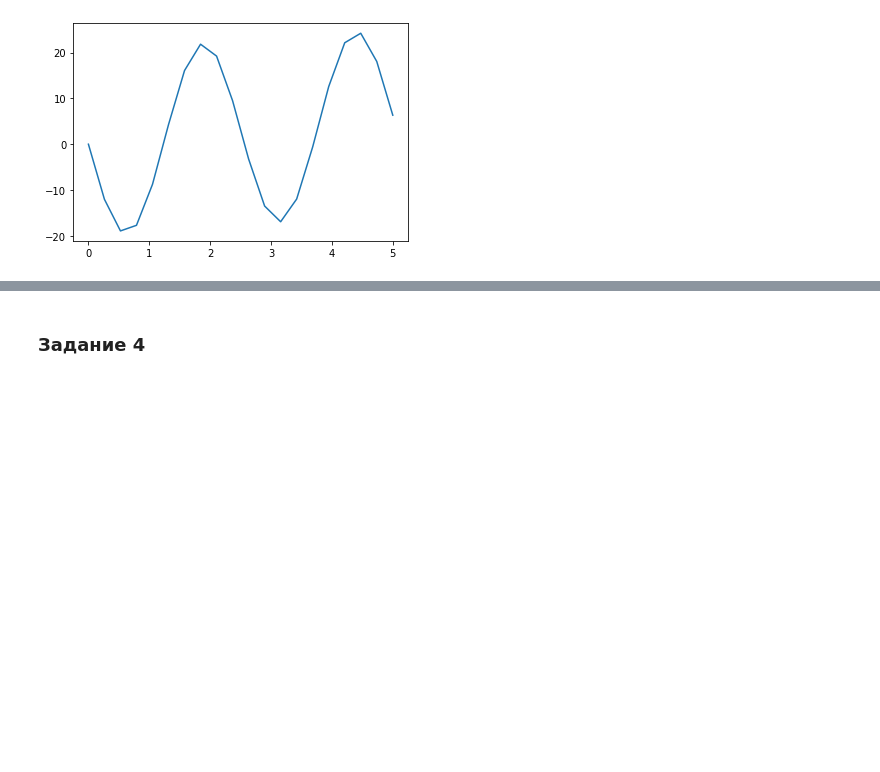
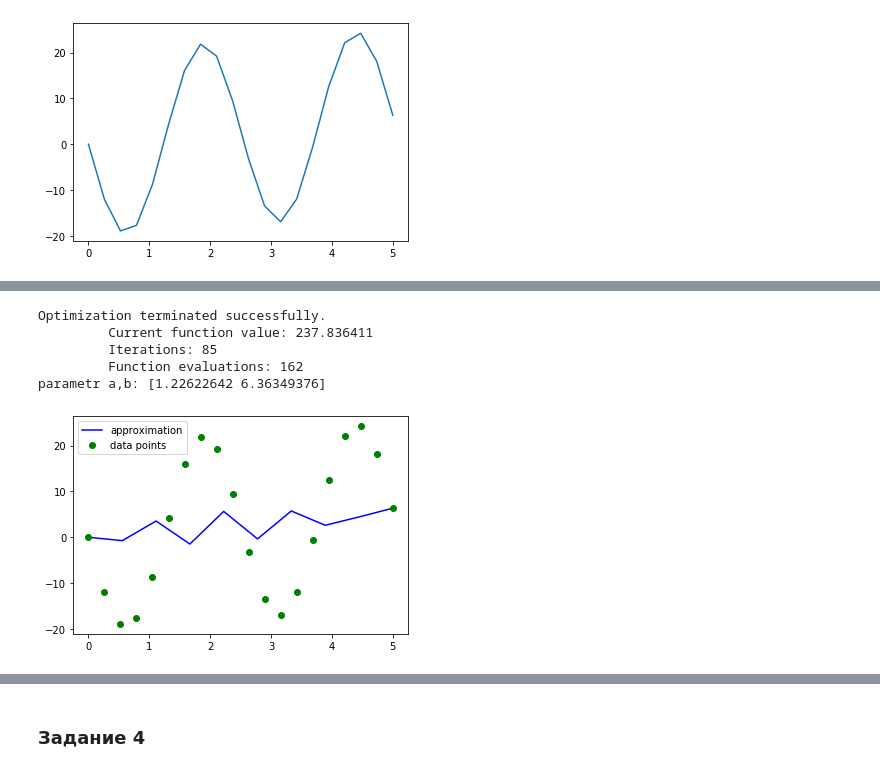
Before and after one commit to vlad98rus/-netology_pyda, a Jupyter notebook: Final_TEST.ipynb, the cells around one changed output, grey strips where cells are left out. Drawn from its saved outputs; the diff is of its cells as text; code cells hidden in the pictures; blank space fills up the shorter version.

```diff
--- a/Final_TEST.ipynb
+++ b/Final_TEST.ipynb
@@ -142,0 +145,18 @@ parametr a,b: [2.75787609 9.45434802]
+# %%
+x=np.array(x)
+res = minimize(f1, [2, 7], args=(x, fx), method='nelder-mead', options={'xtol': 1e-6, 'disp': True})
+print('parametr a,b:',res.x)
+xx1=np.linspace(x.min(),x.max(),10)
+yy1=f(xx1,res.x[0], res.x[1])
+fig, ax = plt.subplots ()
+plt.plot(xx1, yy1,'b-',label='approximation')
+plt.plot(x, fx,'go',label='data points')
+plt.legend ()
+plt.show()
+# %% [output]
+Optimization terminated successfully.
+         Current function value: 237.836411
+         Iterations: 85
+         Function evaluations: 162
+parametr a,b: [1.22622642 6.36349376]
+[figure, added]
```
Also changed, not shown: parts of 9 cells of this notebook.
